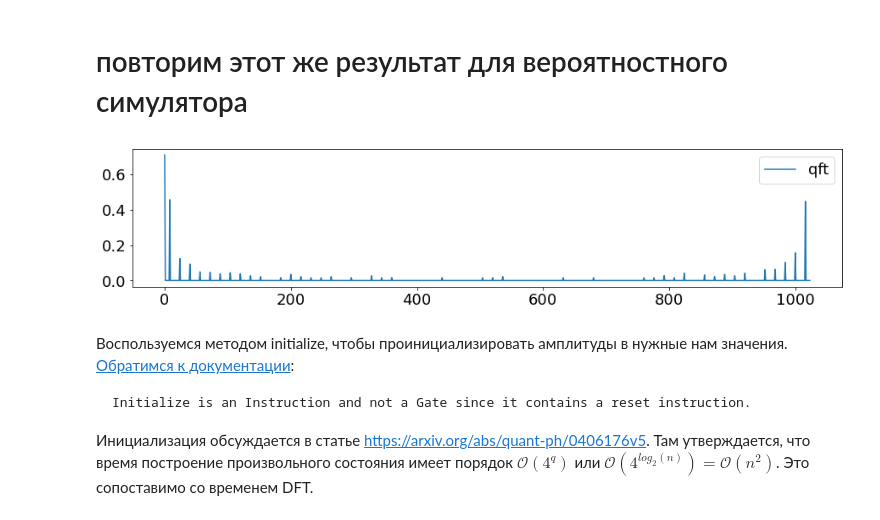
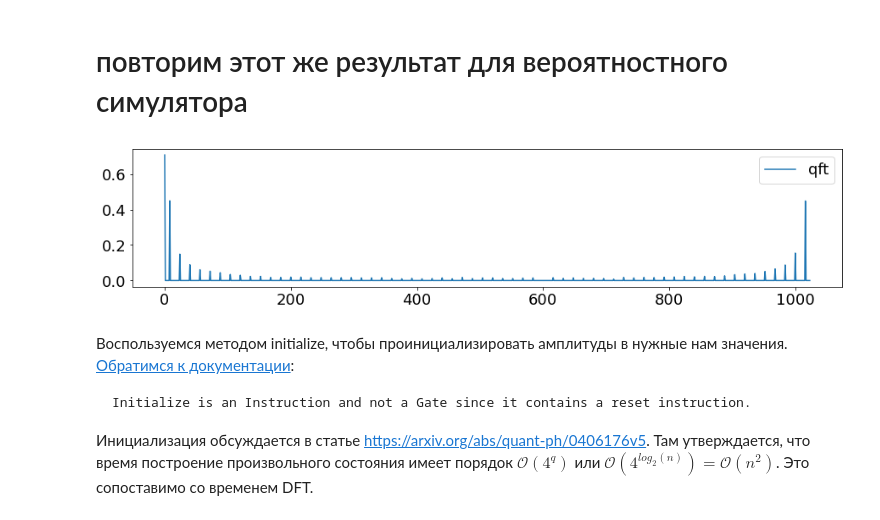
Before and after one commit to str-anger/applied, a Jupyter notebook: FT for classification.ipynb, the cells around one changed output. Saved outputs shown, nothing was run; the diff lists cells and outputs as text; code cells hidden in the pictures.

````diff
--- a/FT for classification.ipynb
+++ b/FT for classification.ipynb
@@ -256,9 +261,13 @@ $\frac{1}{2}(|010> + |011> +|110> +|111>) = \frac{1}{2}(|\tilde{2}> + |\tilde{3}
 # %%
+import matplotlib.pyplot as plt
+
 from math import pi
 import math
 import cmath
 
-qc = QuantumCircuit(10)
+nqbits = 10
+
+qc = QuantumCircuit(nqbits)
 
 qc.h(qc.qubits[0:6])
 qc.h(qc.qubits[7:])
@@ -273,8 +282,8 @@ plt.plot(before_start)
 plt.show()
 
 
-qft_rotations(qc, 10)
-swap_registers(qc, 10)
+qft_rotations(qc, nqbits)
+swap_registers(qc, nqbits)
 # %% [output]
 [figure]
 <qiskit.circuit.quantumcircuit.QuantumCircuit at 0x...>
@@ -289,11 +298,13 @@ plot_bloch_multivector(statevector)
 # %% [markdown]
 Вероятности получения состояния - это квадраты ампилтуд разложения. Поэтому чтобы получить аналогичные результаты, извлечём корень.
 # %%
+from scipy.fft import fft
+
 result = sv_sim.run(qobj).result()
 counts = result.get_counts()
 
 
-data = [0] * 1024
+data = [0] * (2 ** nqbits)
 for key in counts:
     data[int(key, 2)] = (counts[key]) ** .5
 
@@ -303,7 +314,7 @@ plt.legend()
 plt.show()
 
 plt.figure(figsize=(15, 3))
-plt.plot(abs(fft(before_start) / (1024 ** .5)), label="fft")
+plt.plot(abs(fft(before_start) / ((2 ** nqbits) ** .5)), label="fft")
 plt.legend()
 plt.show()
 
@@ -323,20 +334,20 @@ for k, v in Counter(counts).most_common(5):
 # %%
 qc.measure_all()
 
-shots = 4096
+shots = 4096 * 8
 job = execute(qc,Aer.get_backend('qasm_simulator'), shots=shots)
 counts = job.result().get_counts(qc)
-data = [0] * 1024
+data = [0] * (2 ** nqbits)
 for key in counts:
     for kkey in key.split():
         data[int(kkey, 2)] = (counts[key] / shots) ** .5
 
 plt.figure(figsize=(15, 3))
 plt.plot(data, label='qft')
 plt.legend()
 plt.show()
 # %% [output]
-[figure, old version]
+[figure, new version]
 # %% [markdown]
 Воспользуемся методом initialize, чтобы проинициализировать амплитуды в нужные нам значения. [Обратимся к документации](https://qiskit.org/documentation/locale/de_DE/_modules/qiskit/extensions/quantum_initializer/initializer.html):
 ```
````
Also changed, not shown: parts of 16 cells of this notebook.
